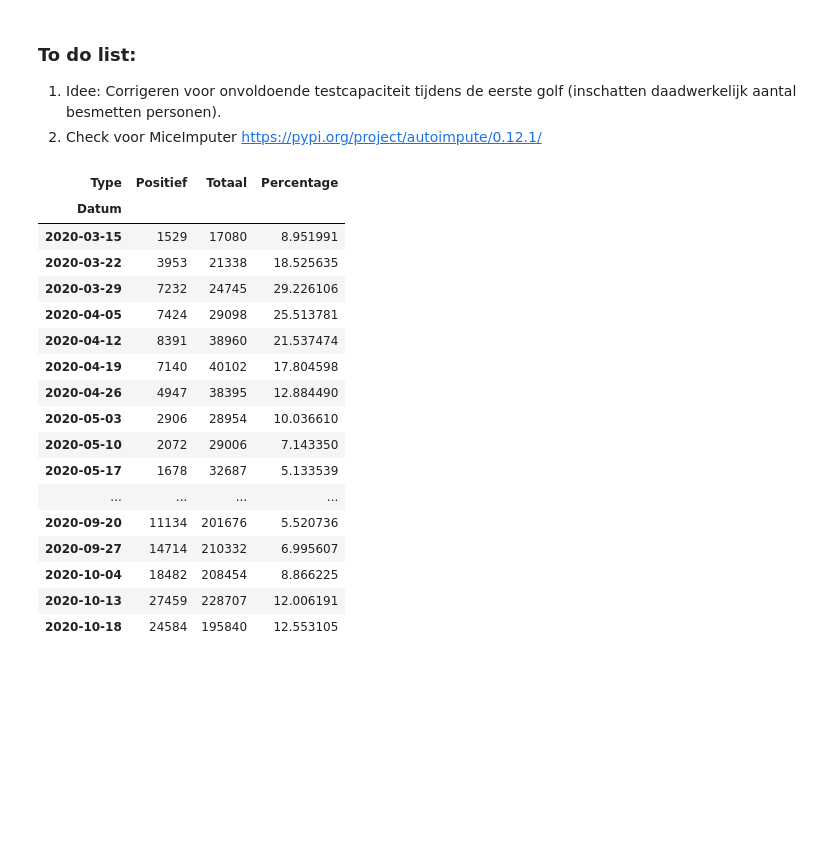
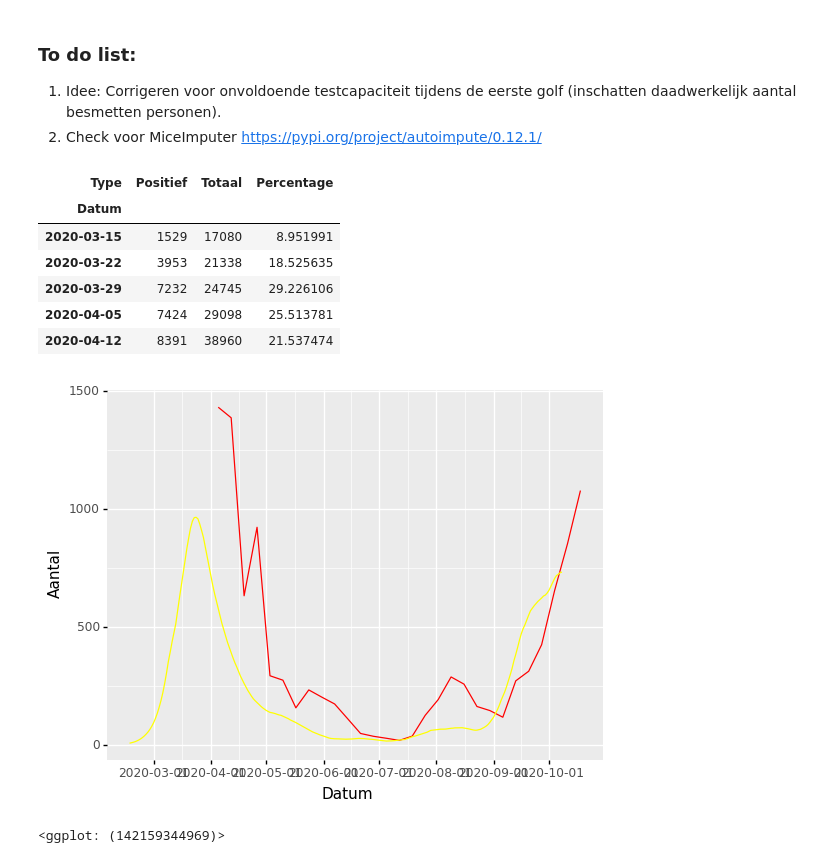
Before and after one commit to ystouthart/covid-19-nl-dashboard, a Jupyter notebook: src/Dashboard.ipynb, the cells around one changed output. Drawn from its saved outputs; the diff is of its cells as text; code cells hidden in the pictures; blank space fills up the shorter version.

```diff
--- a/src/Dashboard.ipynb
+++ b/src/Dashboard.ipynb
@@ -149,23 +131,12 @@ tests = tests[["Datum", "Type", "Aantal"]]
 # %%
 tests = tests.pivot(index="Datum", columns="Type", values="Aantal")
 tests["Percentage"] = tests["Positief"] / tests["Totaal"] * 100
-tests
+tests.head()
 # %% [output]
 | Type | Positief | Totaal | Percentage |
 | Datum |  |  |  |
 | 2020-03-15 | 1529 | 17080 | 8.951991 |
 | 2020-03-22 | 3953 | 21338 | 18.525635 |
 | 2020-03-29 | 7232 | 24745 | 29.226106 |
 | 2020-04-05 | 7424 | 29098 | 25.513781 |
 | 2020-04-12 | 8391 | 38960 | 21.537474 |
-| 2020-04-19 | 7140 | 40102 | 17.804598 |
-| 2020-04-26 | 4947 | 38395 | 12.884490 |
-| 2020-05-03 | 2906 | 28954 | 10.036610 |
-| 2020-05-10 | 2072 | 29006 | 7.143350 |
-| 2020-05-17 | 1678 | 32687 | 5.133539 |
-| ... | ... | ... | ... |
-| 2020-09-20 | 11134 | 201676 | 5.520736 |
-| 2020-09-27 | 14714 | 210332 | 6.995607 |
-| 2020-10-04 | 18482 | 208454 | 8.866225 |
-| 2020-10-13 | 27459 | 228707 | 12.006191 |
-| 2020-10-18 | 24584 | 195840 | 12.553105 |
@@ -171,0 +146,9 @@ tests
+# %%
+(
+    ggplot(aes(x = "Datum", y = "Aantal"))
+    + geom_line(data = sewage, color = "red")
+    + geom_line(aes(y = "Waarde"), data = suspected, color = "yellow")
+)
+# %% [output]
+[figure, added]
+<ggplot: (142159344969)>
```
Also changed, not shown: parts of 15 cells of this notebook.
